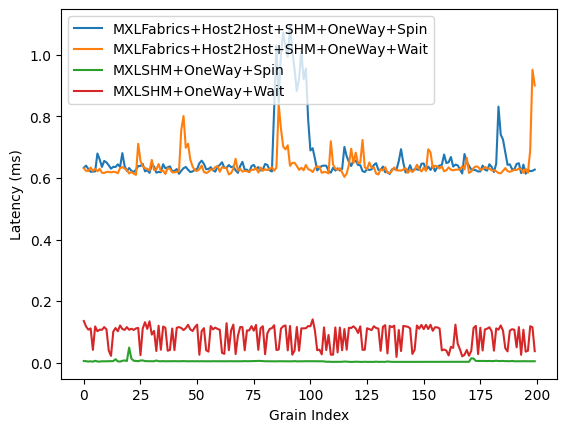
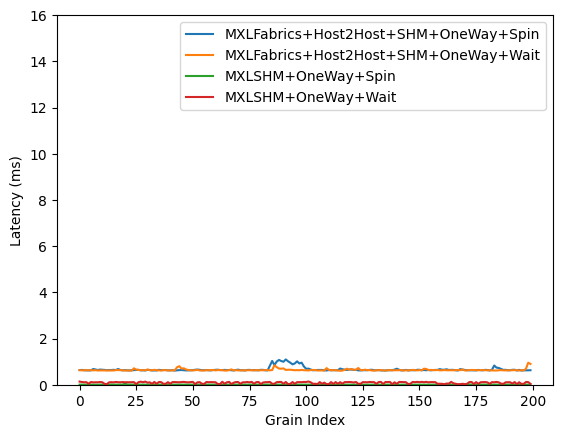
The change to this notebook cell's code, shown as a diff; its figure went from the first image to the second:
--- before
+++ after
@@ -7,4 +7,5 @@
 plt.ylabel("Latency (ms)")
 plt.xlabel("Grain Index")
+plt.ylim(0,16)
 plt.legend()
 plt.show()

Commit: cudaMemcpy vs mxlfabrics test